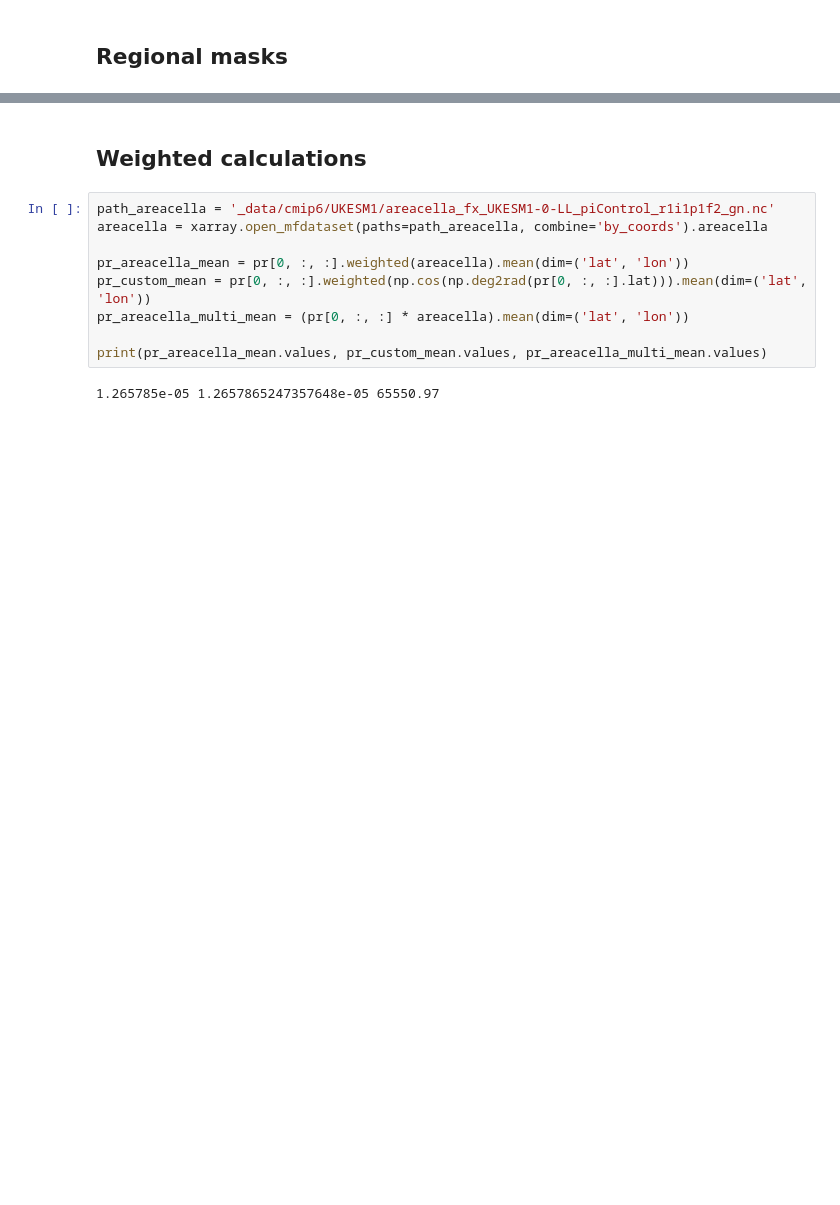
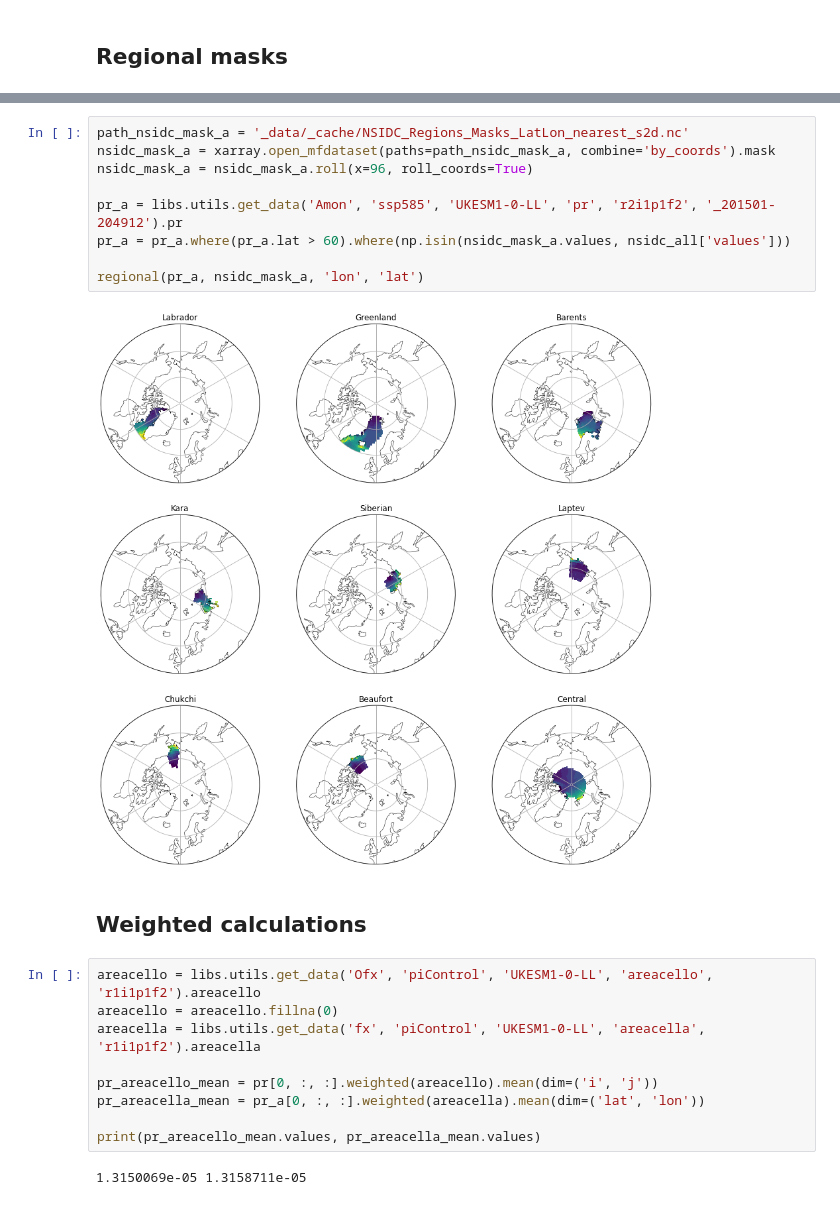
Before and after one commit to hannahwoodward/cmip6-seaice-precipitation, a Jupyter notebook: tests.ipynb, the cells around one changed output, grey strips where cells are left out. Saved outputs shown, nothing was run; the diff lists cells and outputs as text; blank space fills up the shorter version.

```diff
--- a/tests.ipynb
+++ b/tests.ipynb
@@ -71,14 +76,25 @@ regional(pr)
+# %%
+path_nsidc_mask_a = '_data/_cache/NSIDC_Regions_Masks_LatLon_nearest_s2d.nc'
+nsidc_mask_a = xarray.open_mfdataset(paths=path_nsidc_mask_a, combine='by_coords').mask
+nsidc_mask_a = nsidc_mask_a.roll(x=96, roll_coords=True)
+
+pr_a = libs.utils.get_data('Amon', 'ssp585', 'UKESM1-0-LL', 'pr', 'r2i1p1f2', '_201501-204912').pr
+pr_a = pr_a.where(pr_a.lat > 60).where(np.isin(nsidc_mask_a.values, nsidc_all['values']))
+
+regional(pr_a, nsidc_mask_a, 'lon', 'lat')
+# %% [output]
+[figure, added]
 # %% [markdown]
 ## Weighted calculations
 # %%
-path_areacella = '_data/cmip6/UKESM1/areacella_fx_UKESM1-0-LL_piControl_r1i1p1f2_gn.nc'
-areacella = xarray.open_mfdataset(paths=path_areacella, combine='by_coords').areacella
+areacello = libs.utils.get_data('Ofx', 'piControl', 'UKESM1-0-LL', 'areacello', 'r1i1p1f2').areacello
+areacello = areacello.fillna(0)
+areacella = libs.utils.get_data('fx', 'piControl', 'UKESM1-0-LL', 'areacella', 'r1i1p1f2').areacella
 
-pr_areacella_mean = pr[0, :, :].weighted(areacella).mean(dim=('lat', 'lon'))
-pr_custom_mean = pr[0, :, :].weighted(np.cos(np.deg2rad(pr[0, :, :].lat))).mean(dim=('lat', 'lon'))
-pr_areacella_multi_mean = (pr[0, :, :] * areacella).mean(dim=('lat', 'lon'))
+pr_areacello_mean = pr[0, :, :].weighted(areacello).mean(dim=('i', 'j'))
+pr_areacella_mean = pr_a[0, :, :].weighted(areacella).mean(dim=('lat', 'lon'))
 
-print(pr_areacella_mean.values, pr_custom_mean.values, pr_areacella_multi_mean.values)
+print(pr_areacello_mean.values, pr_areacella_mean.values)
 # %% [output]
-1.265785e-05 1.2657865247357648e-05 65550.97
+1.3150069e-05 1.3158711e-05
 # %%
```
Also changed, not shown: parts of 4 cells of this notebook.
